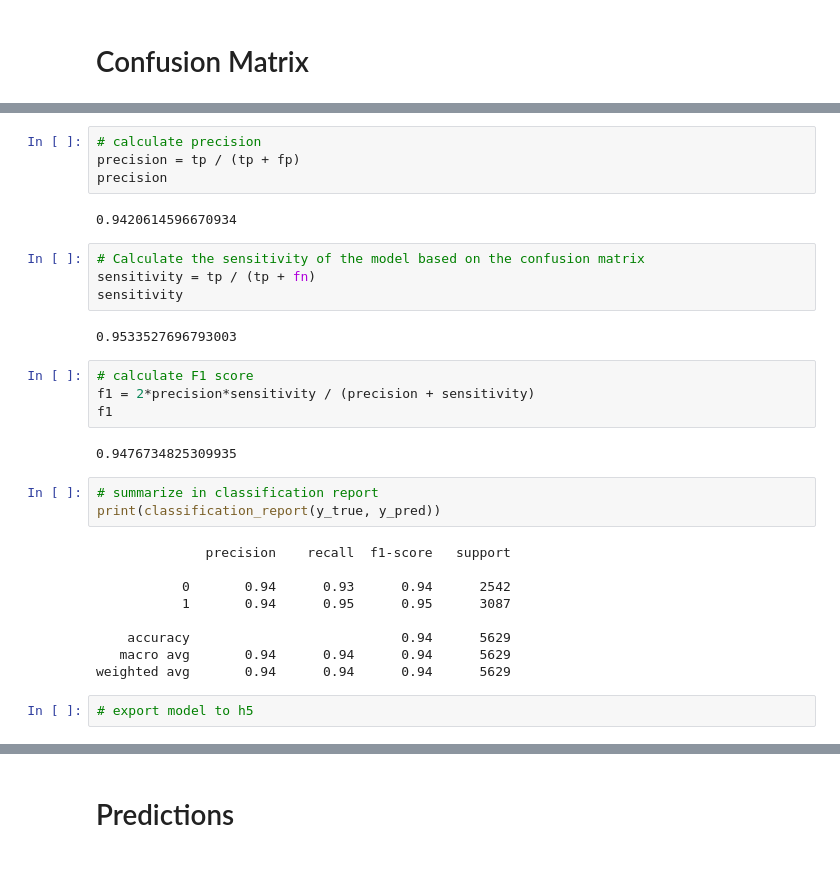
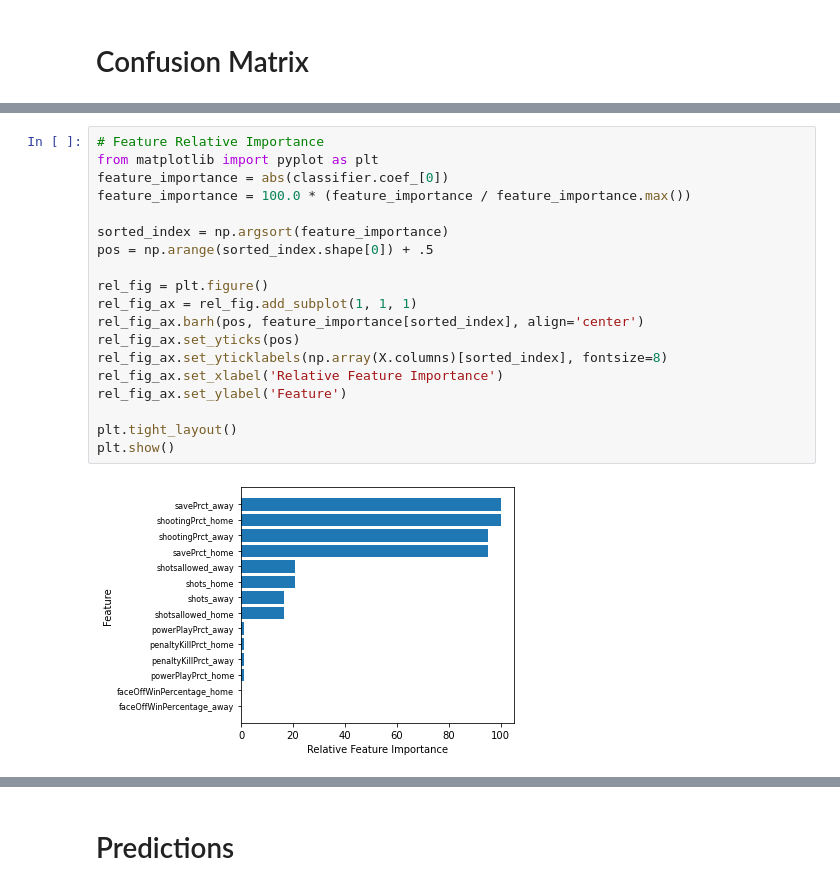
Before and after one commit to fenwayb/NHLMatchupCalculator, a Jupyter notebook: SegmentThree_ML_model.ipynb, the cells around one changed output, grey strips where cells are left out. Cells and saved outputs as stored; diff of their text form.

```diff
--- a/SegmentThree_ML_model.ipynb
+++ b/SegmentThree_ML_model.ipynb
@@ -324,32 +184,21 @@ plt.show()
-# %%
-# calculate precision
-precision = tp / (tp + fp)
-precision
-# %% [output]
-0.9420614596670934
-# %%
-# Calculate the sensitivity of the model based on the confusion matrix
-sensitivity = tp / (tp + fn)
-sensitivity
-# %% [output]
-0.9533527696793003
-# %%
-# calculate F1 score
-f1 = 2*precision*sensitivity / (precision + sensitivity)
-f1
-# %% [output]
-0.9476734825309935
-# %%
-# summarize in classification report
-print(classification_report(y_true, y_pred))
-# %% [output]
-              precision    recall  f1-score   support
-
-           0       0.94      0.93      0.94      2542
-           1       0.94      0.95      0.95      3087
-
-    accuracy                           0.94      5629
-   macro avg       0.94      0.94      0.94      5629
-weighted avg       0.94      0.94      0.94      5629
-# %%
-# export model to h5
+# %%
+# Feature Relative Importance
+from matplotlib import pyplot as plt
+feature_importance = abs(classifier.coef_[0])
+feature_importance = 100.0 * (feature_importance / feature_importance.max())
+
+sorted_index = np.argsort(feature_importance)
+pos = np.arange(sorted_index.shape[0]) + .5
+
+rel_fig = plt.figure()
+rel_fig_ax = rel_fig.add_subplot(1, 1, 1)
+rel_fig_ax.barh(pos, feature_importance[sorted_index], align='center')
+rel_fig_ax.set_yticks(pos)
+rel_fig_ax.set_yticklabels(np.array(X.columns)[sorted_index], fontsize=8)
+rel_fig_ax.set_xlabel('Relative Feature Importance')
+rel_fig_ax.set_ylabel('Feature')
+
+plt.tight_layout()
+plt.show()
+# %% [output]
+[figure, added]
```
Also changed, not shown: parts of 30 cells of this notebook, 1 other file.
